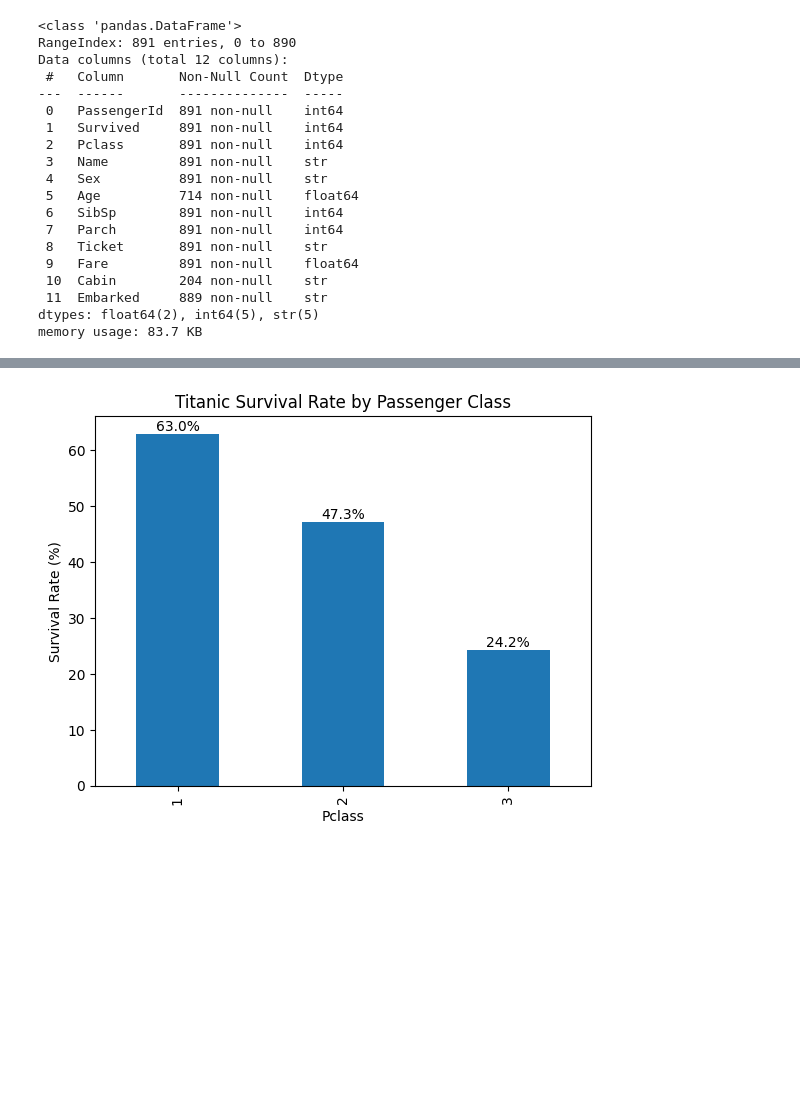
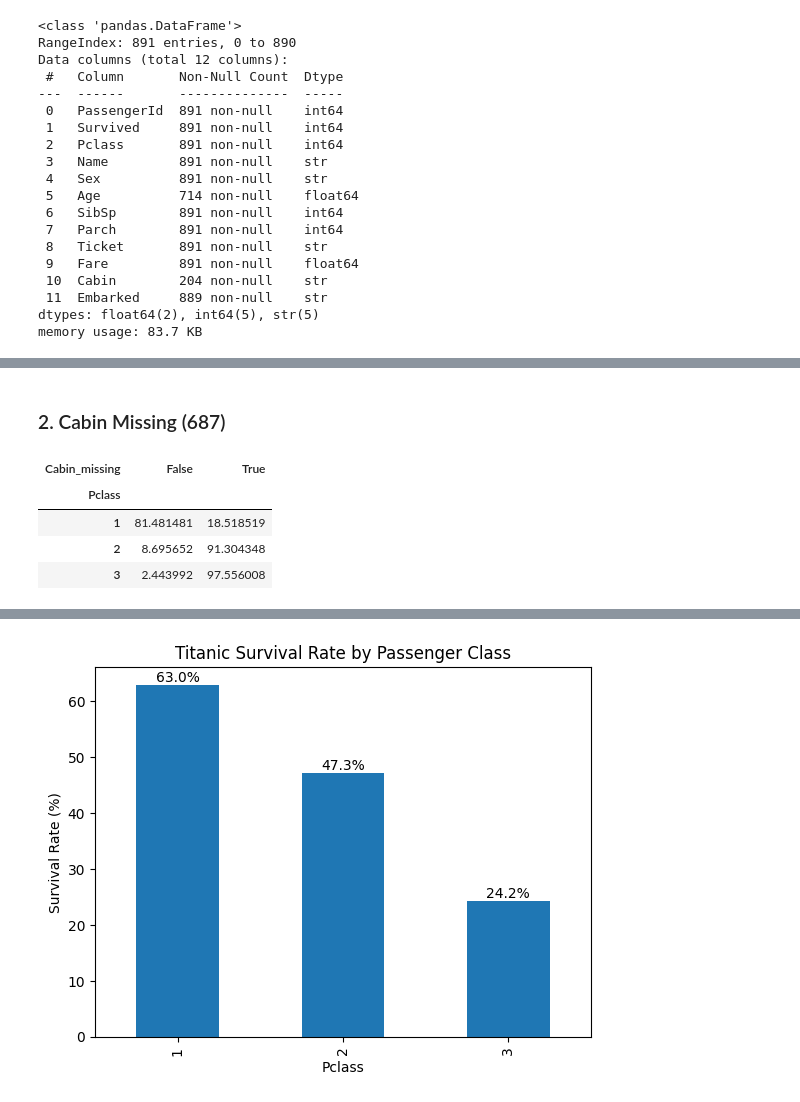
Before and after one commit to RenitiaMR/Portfolio, a Jupyter notebook: titanic_survival.ipynb, the cells around one changed output, grey strips where cells are left out. Drawn from its saved outputs; the diff is of its cells as text; code cells hidden in the pictures; blank space fills up the shorter version.

```diff
--- a/titanic_survival.ipynb
+++ b/titanic_survival.ipynb
@@ -61,0 +102,16 @@ pd.crosstab(df["Pclass"], df["cabin_missing"], normalize="index") * 100
+# %% [markdown]
+### 2. Cabin Missing (687)
+# %%
+df["Cabin_missing"] = df["Cabin"].isnull()
+
+pd.crosstab(
+    df["Pclass"],
+    df["Cabin_missing"],
+    normalize="index"
+) * 100
+# %% [output]
+| Cabin_missing | False | True |
+| Pclass |  |  |
+| 1 | 81.481481 | 18.518519 |
+| 2 | 8.695652 | 91.304348 |
+| 3 | 2.443992 | 97.556008 |
```
Also changed, not shown: parts of 23 cells of this notebook.
